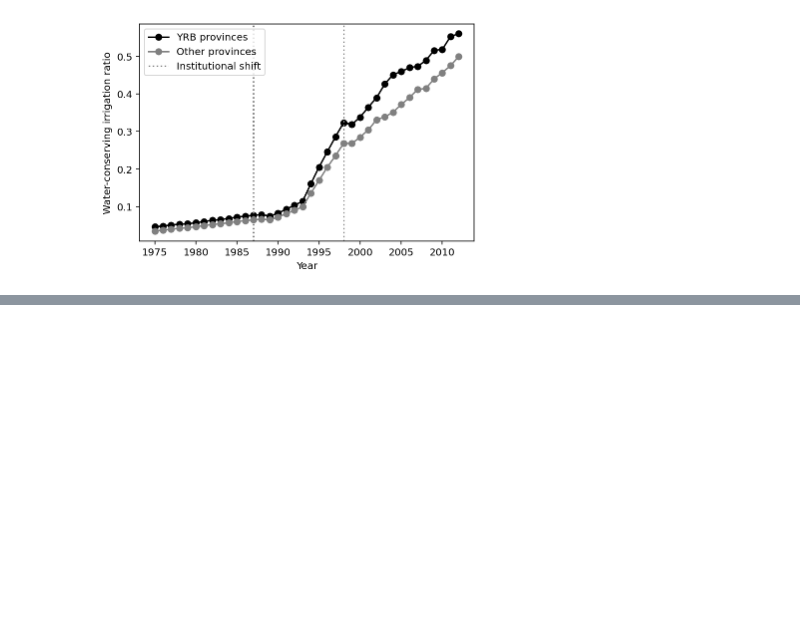
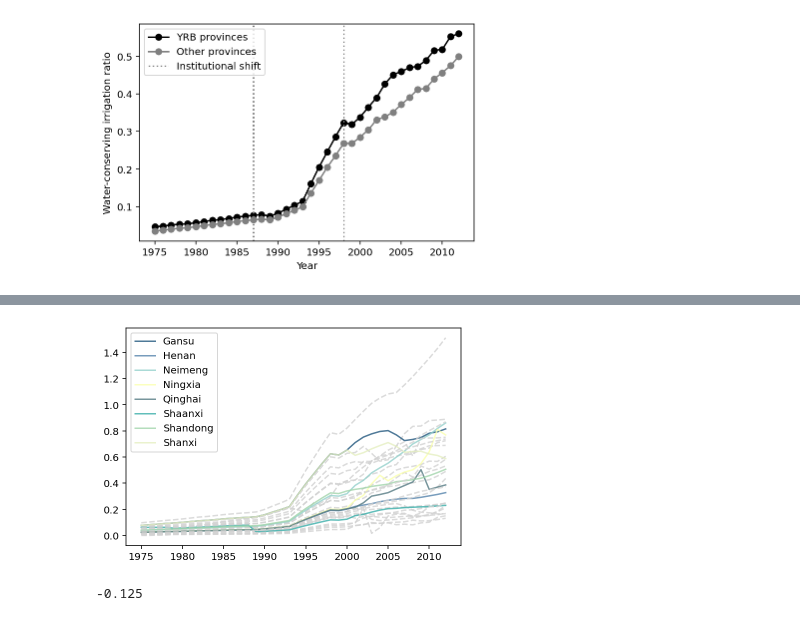
Before and after one commit to SongshGeo/Water-Allocation-Institution, a Jupyter notebook: notebooks/Appendix_S3.ipynb, the cells around one changed output, grey strips where cells are left out. Saved outputs shown, nothing was run; the diff lists cells and outputs as text; code cells hidden in the pictures; blank space fills up the shorter version.

```diff
--- a/notebooks/Appendix_S3.ipynb
+++ b/notebooks/Appendix_S3.ipynb
@@ -194,0 +256,23 @@ compare_yr_others_in_merged_dataset('Industrial gross value added (GVA): Total',
+# %%
+fig, ax = plt.subplots()
+
+colors = ['22577E', '5584AC', '95D1CC', 'FAFFAF', '557B83', '39AEA9', 'A2D5AB', 'E5EFC1', 'C1F8CF']
+x = merged_data.Year.unique()
+i = 0
+for province in merged_data.Province.unique():
+    y = merged_data[merged_data['Province'] == province]['WCI'].values
+    if province in SCHEME_87.keys():
+        color = f"#{colors[i]}"
+        ax.plot(x, y, color=color, label=province, alpha=.8)
+        i += 1
+    else:
+        color = 'lightgray'
+        ax.plot(x, y, color=color, ls='--', alpha=.8)
+ax.legend()
+plt.show();
+# %% [output]
+[figure, added]
+# %%
+statistic['diff_ratio'].mean()
+# %% [output]
+-0.125
```
Also changed, not shown: parts of 9 cells of this notebook, 2 other files.
